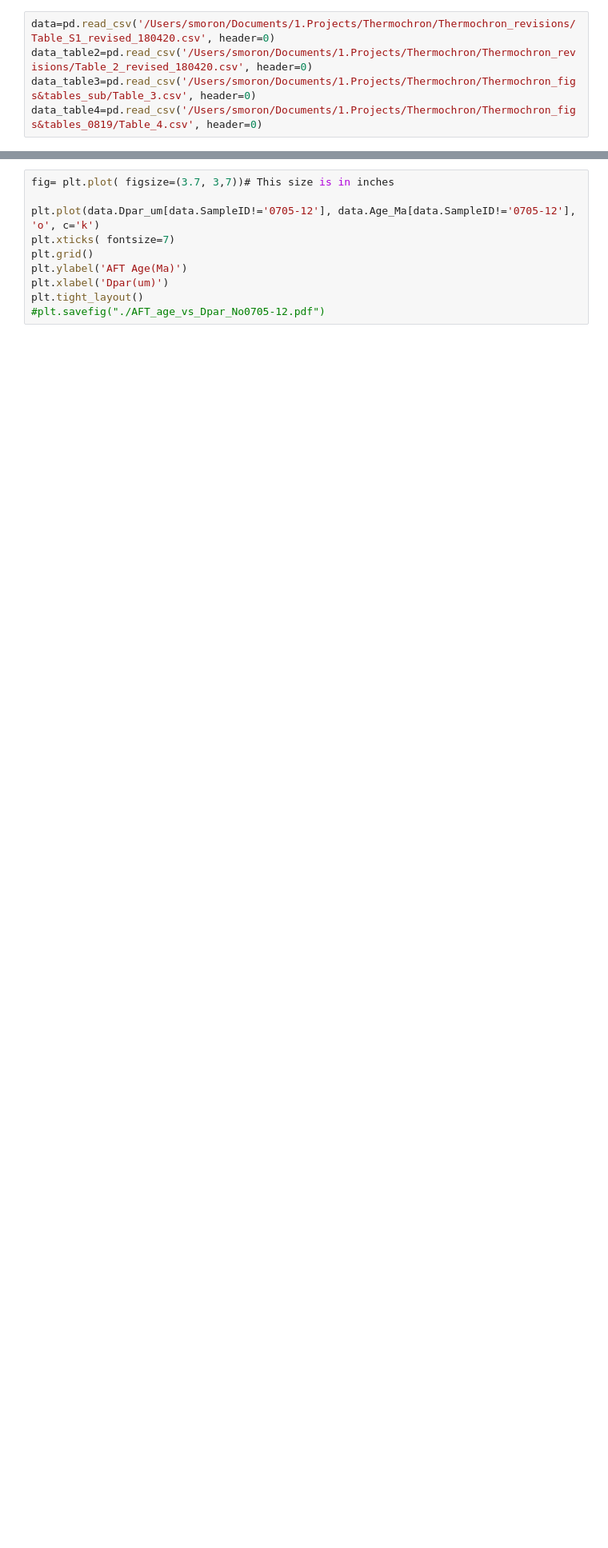
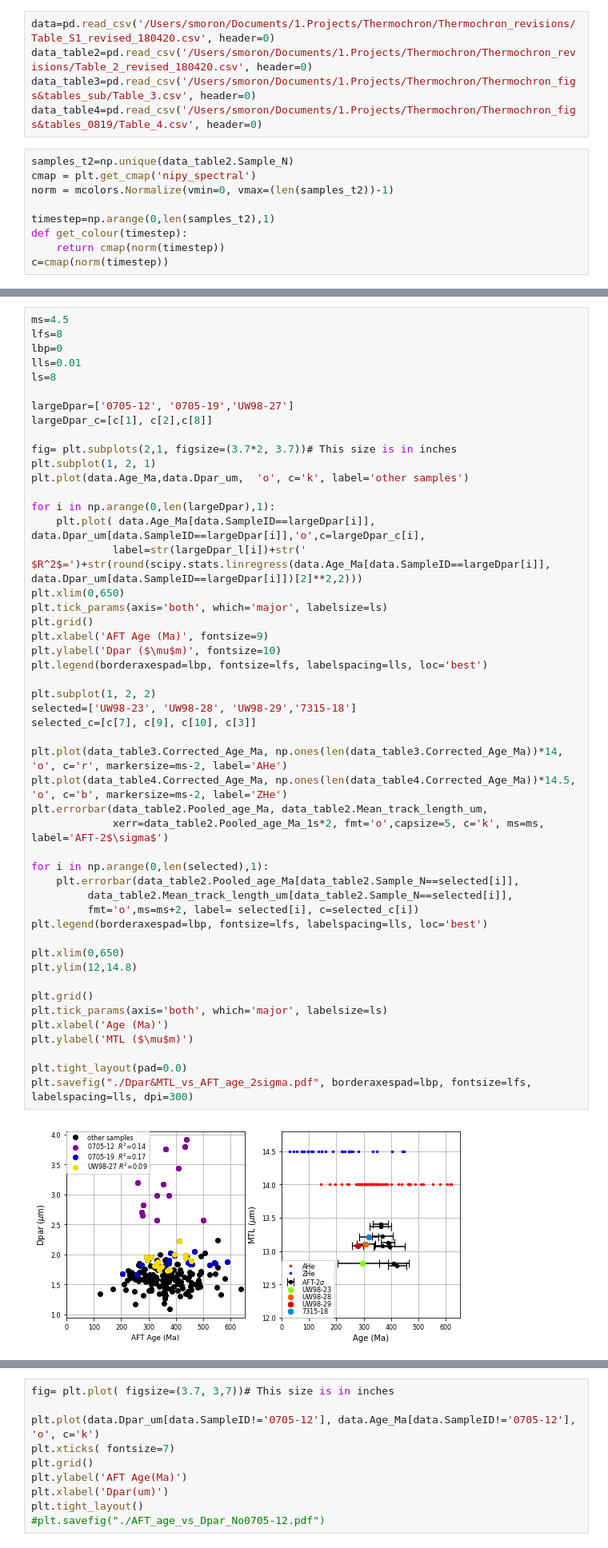
Before and after one commit to saraemp/10.1029-2019TC005988, a Jupyter notebook: AFT_age_vs_Dpar.ipynb, the cells around one changed output, grey strips where cells are left out. Shown: that part at 80% size. Drawn from its saved outputs; the diff is of its cells as text; blank space fills up the shorter version.

```diff
--- a/AFT_age_vs_Dpar.ipynb
+++ b/AFT_age_vs_Dpar.ipynb
@@ -9,3 +10,12 @@ data=pd.read_csv('/Users/smoron/Documents/1.Projects/Thermochron/Thermochron_rev
 data_table2=pd.read_csv('/Users/smoron/Documents/1.Projects/Thermochron/Thermochron_revisions/Table_2_revised_180420.csv', header=0)
 data_table3=pd.read_csv('/Users/smoron/Documents/1.Projects/Thermochron/Thermochron_figs&tables_sub/Table_3.csv', header=0)
 data_table4=pd.read_csv('/Users/smoron/Documents/1.Projects/Thermochron/Thermochron_figs&tables_0819/Table_4.csv', header=0)
+# %%
+samples_t2=np.unique(data_table2.Sample_N)
+cmap = plt.get_cmap('nipy_spectral')
+norm = mcolors.Normalize(vmin=0, vmax=(len(samples_t2))-1)
+
+timestep=np.arange(0,len(samples_t2),1)
+def get_colour(timestep):
+    return cmap(norm(timestep))
+c=cmap(norm(timestep))
@@ -12,3 +24,54 @@ data_table4=pd.read_csv('/Users/smoron/Documents/1.Projects/Thermochron/Thermoch
+# %%
+ms=4.5
+lfs=8
+lbp=0
+lls=0.01
+ls=8
+
+largeDpar=['0705-12', '0705-19','UW98-27']
+largeDpar_c=[c[1], c[2],c[8]]
+
+fig= plt.subplots(2,1, figsize=(3.7*2, 3.7))# This size is in inches
+plt.subplot(1, 2, 1)
+plt.plot(data.Age_Ma,data.Dpar_um,  'o', c='k', label='other samples')
+
+for i in np.arange(0,len(largeDpar),1):
+    plt.plot( data.Age_Ma[data.SampleID==largeDpar[i]], data.Dpar_um[data.SampleID==largeDpar[i]],'o',c=largeDpar_c[i],
+             label=str(largeDpar_l[i])+str(' $R^2$=')+str(round(scipy.stats.linregress(data.Age_Ma[data.SampleID==largeDpar[i]], data.Dpar_um[data.SampleID==largeDpar[i]])[2]**2,2)))
+plt.xlim(0,650)
+plt.tick_params(axis='both', which='major', labelsize=ls)
+plt.grid()
+plt.xlabel('AFT Age (Ma)', fontsize=9)
+plt.ylabel('Dpar ($\mu$m)', fontsize=10)
+plt.legend(borderaxespad=lbp, fontsize=lfs, labelspacing=lls, loc='best')
+
+plt.subplot(1, 2, 2)
+selected=['UW98-23', 'UW98-28', 'UW98-29','7315-18']
+selected_c=[c[7], c[9], c[10], c[3]]
+
+plt.plot(data_table3.Corrected_Age_Ma, np.ones(len(data_table3.Corrected_Age_Ma))*14,  'o', c='r', markersize=ms-2, label='AHe')
+plt.plot(data_table4.Corrected_Age_Ma, np.ones(len(data_table4.Corrected_Age_Ma))*14.5,  'o', c='b', markersize=ms-2, label='ZHe')
+plt.errorbar(data_table2.Pooled_age_Ma, data_table2.Mean_track_length_um,
+             xerr=data_table2.Pooled_age_Ma_1s*2, fmt='o',capsize=5, c='k', ms=ms, label='AFT-2$\sigma$')
+
+for i in np.arange(0,len(selected),1):
+    plt.errorbar(data_table2.Pooled_age_Ma[data_table2.Sample_N==selected[i]],
+         data_table2.Mean_track_length_um[data_table2.Sample_N==selected[i]],
+         fmt='o',ms=ms+2, label= selected[i], c=selected_c[i])
+plt.legend(borderaxespad=lbp, fontsize=lfs, labelspacing=lls, loc='best')
+
+plt.xlim(0,650)
+plt.ylim(12,14.8)
+
+plt.grid()
+plt.tick_params(axis='both', which='major', labelsize=ls)
+plt.xlabel('Age (Ma)')
+plt.ylabel('MTL ($\mu$m)')
+
+plt.tight_layout(pad=0.0)
+plt.savefig("./Dpar&MTL_vs_AFT_age_2sigma.pdf", borderaxespad=lbp, fontsize=lfs, labelspacing=lls, dpi=300)
+# %% [output]
+[figure, added]
 # %%
 ms=5
 lfs=8
```
Also changed, not shown: parts of 4 cells of this notebook, 1 other file.
